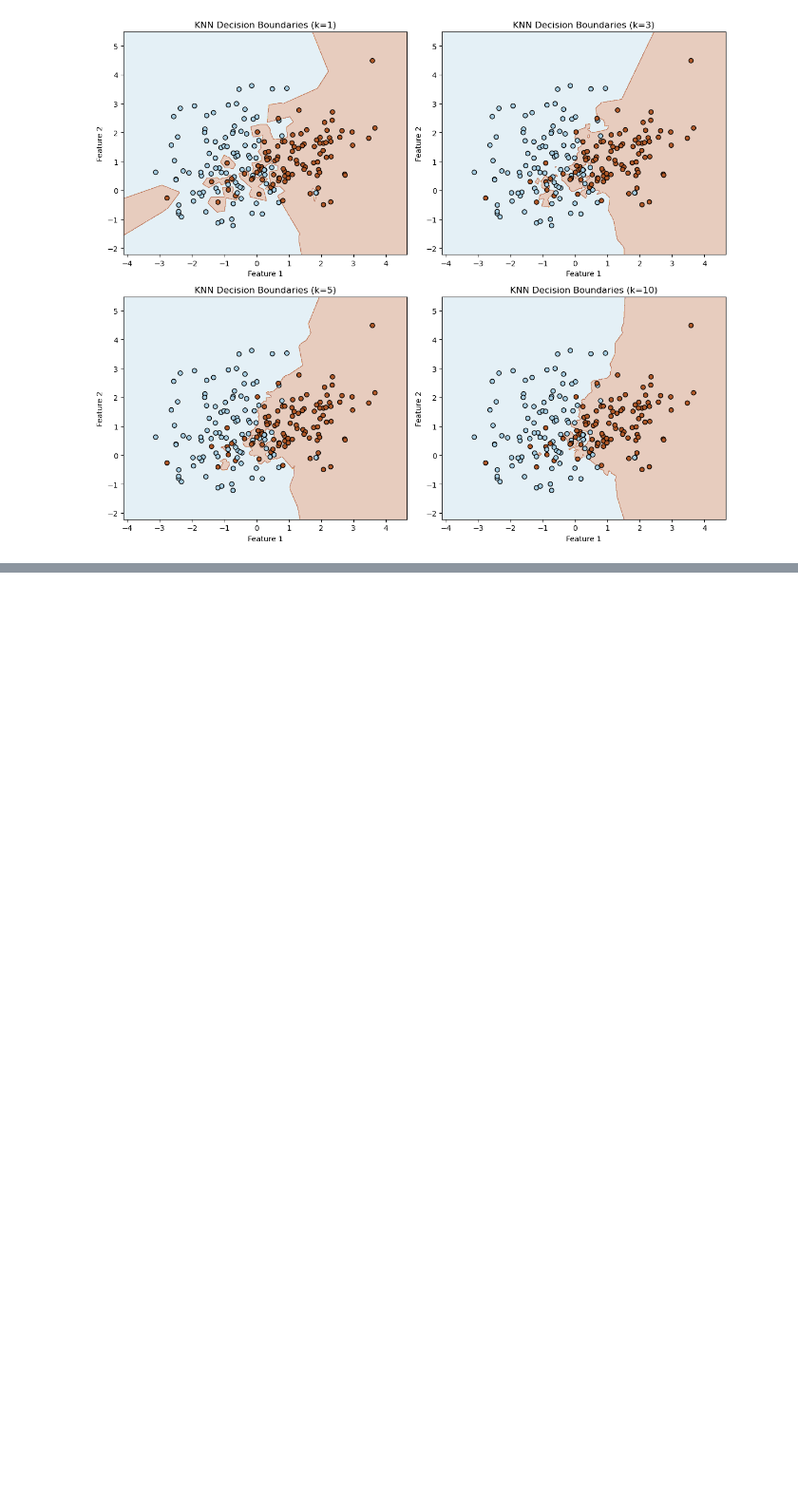
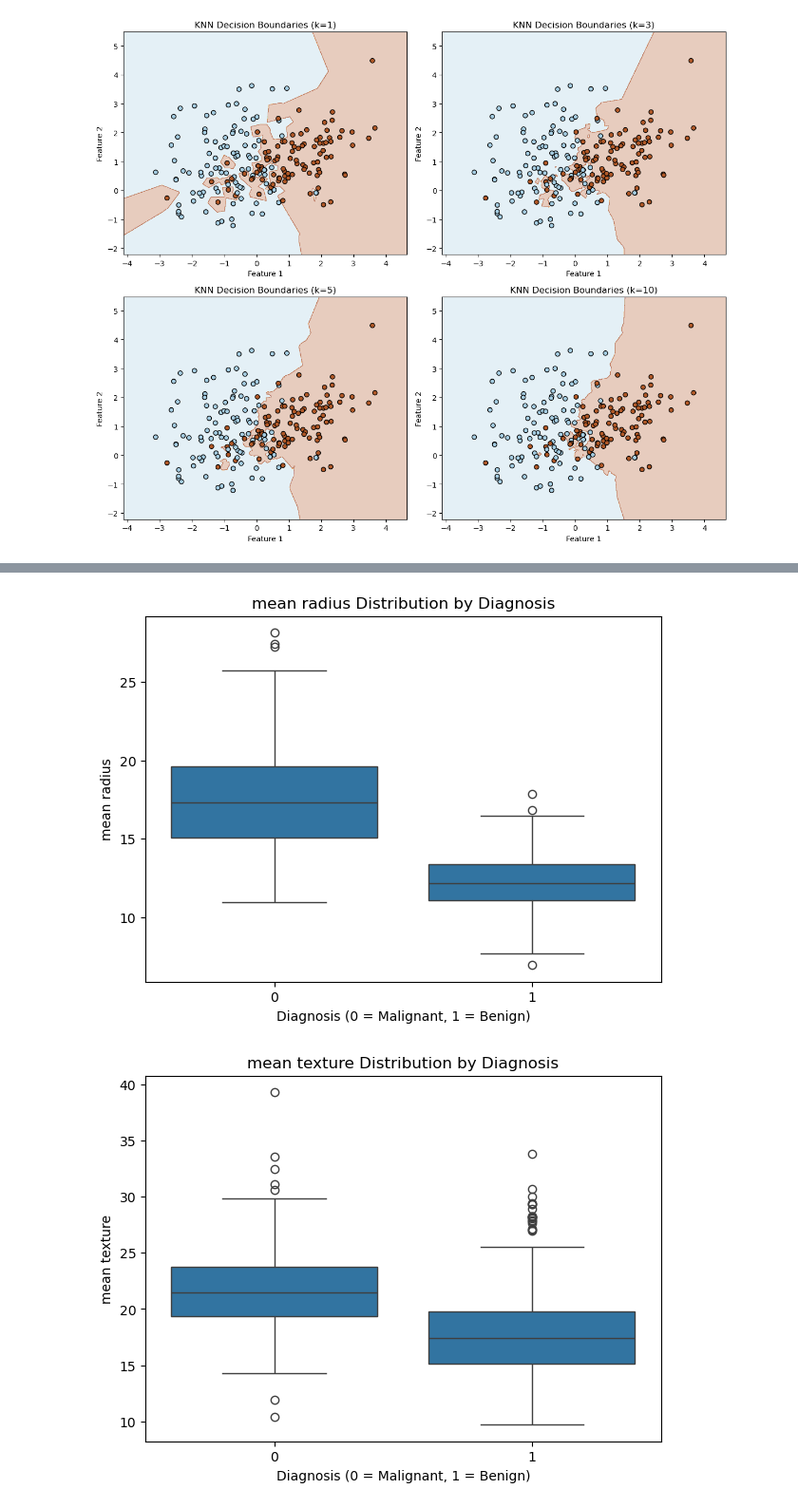
Before and after one commit to Gyrith/Machine-Learning-Models, a Jupyter notebook: Supervised Learning/K-Nearest Neighbors.ipynb, the cells around one changed output, grey strips where cells are left out. Shown at 95% size. Drawn from its saved outputs; the diff is of its cells as text; code cells hidden in the pictures; blank space fills up the shorter version.

```diff
--- a/Supervised Learning/K-Nearest Neighbors.ipynb
+++ b/Supervised Learning/K-Nearest Neighbors.ipynb
@@ -37,0 +454,21 @@ plt.show()
+# %%
+# Feature distribution
+selected_features = [
+    'mean radius',
+    'mean texture',
+    'mean perimeter',
+    'mean area',
+    'mean smoothness'
+]
+
+for feature in selected_features:
+    plt.figure(figsize=(7, 5))
+
+    sns.boxplot(data=cancer_df,x='target',y=feature)
+
+    plt.title(f'{feature} Distribution by Diagnosis')
+    plt.xlabel('Diagnosis (0 = Malignant, 1 = Benign)')
+    plt.show()
+# %% [output]
+[figure, added]
+[figure, added]
```
Also changed, not shown: parts of 47 cells of this notebook.
